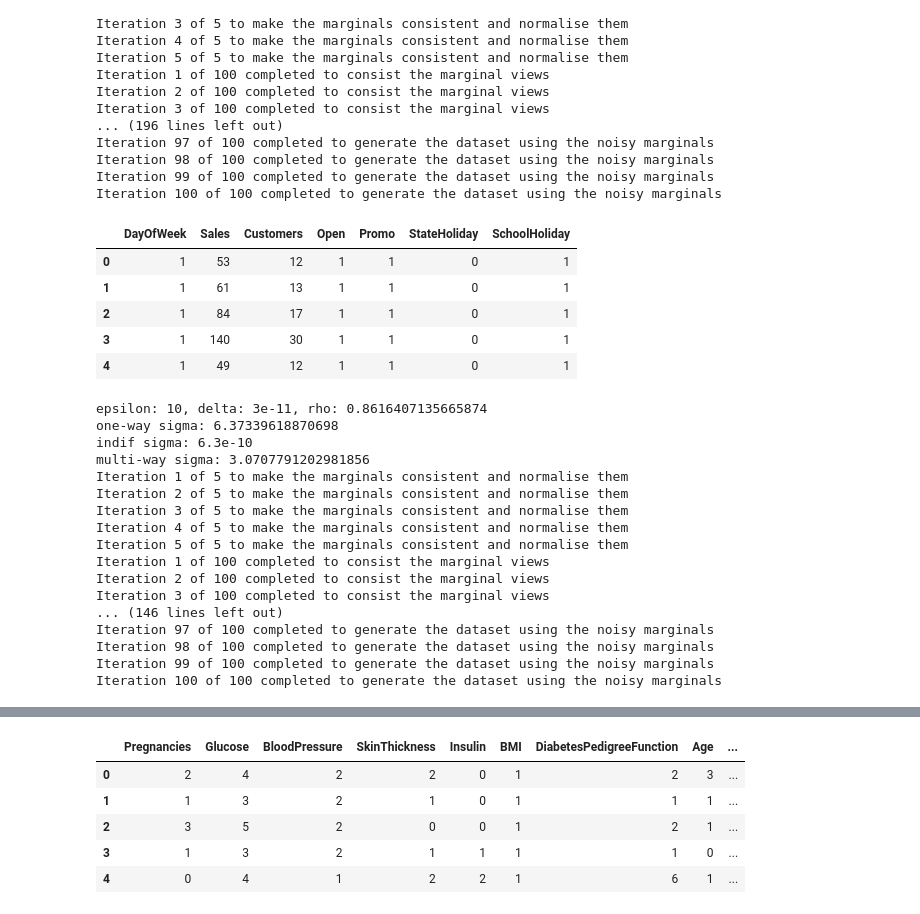
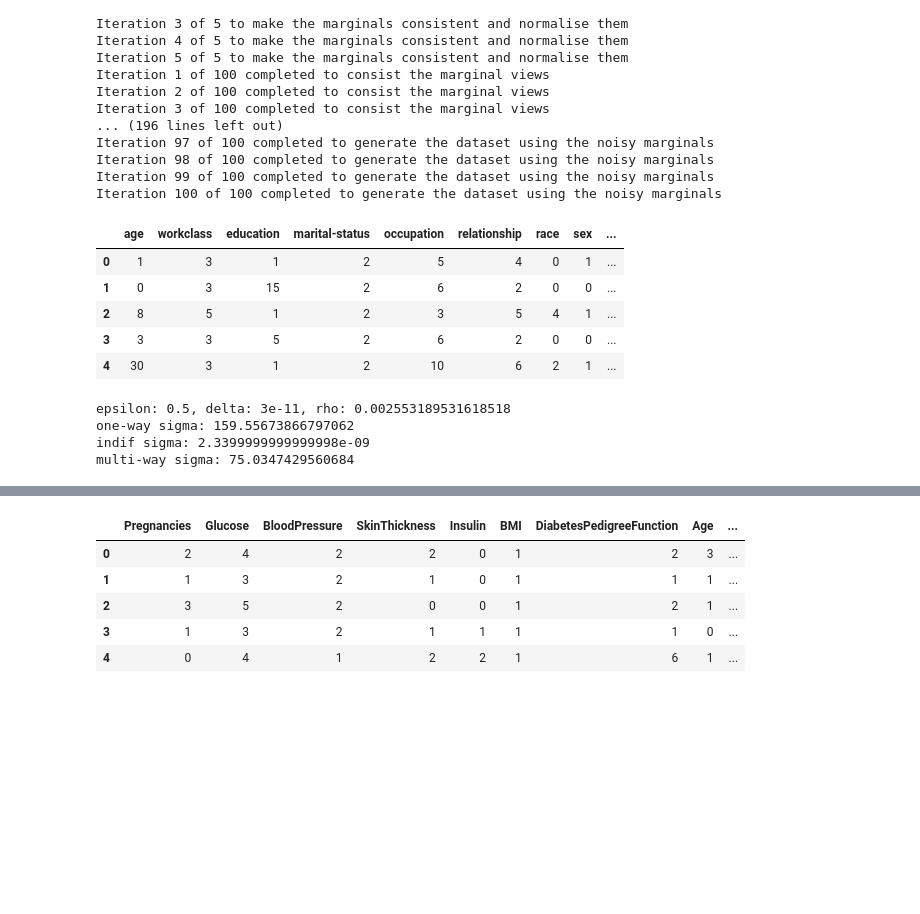
Before and after one commit to ArthurChen189/cs848-group-project, a Jupyter notebook: DP_STOA/PrivSyn/dp-stoa-notebook.ipynb, the cells around one changed output, grey strips where cells are left out. Cells and saved outputs as stored; diff of their text form; code cells hidden in the pictures; blank space fills up the shorter version.

Commit message:
data synthesize

```diff
--- a/DP_STOA/PrivSyn/dp-stoa-notebook.ipynb
+++ b/DP_STOA/PrivSyn/dp-stoa-notebook.ipynb
@@ -22,7 +22,7 @@ def normalize_numerical_data(self):
         self.scaler = scaler  # Save for later denormalization
 
 # Loading the data
-dl = DataLoader('../../datasets/UCIMLAdult/uciml_adult.csv', '../datasets/UCIMLAdult/data.yaml', '../datasets/UCIMLAdult/column_info.json', '../datasets/UCIMLAdult/loading_data.json')
+dl = DataLoader('../../datasets/adult/adult.csv', '../datasets/adult/data.yaml', '../datasets/adult/column_info.json', '../datasets/adult/loading_data.json')
 dl.data_loader()
 dl.all_indifs(dl.private_data)
 
@@ -73,65 +73,53 @@ Iteration 100 of 100 completed to generate the dataset using the noisy marginals
 # %%
 import pandas as pd
 
-datasetType = 'rossmann'
-privSynDataFolder = 'rossmann'
+datasetType = 'adult'
+privSynDataFolder = 'adult'
 # Load the adult training data
 train_df = pd.read_csv(f'../../datasets/preprocessed/{datasetType}/{datasetType}_train.csv')
-num_samples = max(len(train_df), 1000)
+num_samples = len(train_df)
 
 # Initialize PrivSyn components with adult train data but keep other config files
 dl = DataLoader(f'../../datasets/preprocessed/{datasetType}/{datasetType}_train.csv',
                 f'../datasets/{privSynDataFolder}/data.yaml',
                 f'../datasets/{privSynDataFolder}/column_info.json',
                 f'../datasets/{privSynDataFolder}/loading_data.json')
 dl.data_loader()
 dl.all_indifs(dl.private_data)
 
 # Anonymising the data
-epsilon = 10
+epsilons = [0.5, 1, 3, 5, 10]
 delta = 3e-11
-anon = Anonymisation(epsilon=epsilon, delta=delta)
-anon.anonymiser(dl)
+for epsilon in epsilons:
+    anon = Anonymisation(epsilon=epsilon, delta=delta)
+    anon.anonymiser(dl)
 
-# Consistenting the data
-cons = Consistenter(anon, dl.all_attrs)
-cons.make_consistent(iterations=5)
+    # Consistenting the data
+    cons = Consistenter(anon, dl.all_attrs)
+    cons.make_consistent(iterations=5)
 
-# Synthesising the data
-gum = GraduallyUpdateMethod(dl, cons)
-gum.initialiser(view_iterations=100)
-syn_data = gum.synthesize(iterations=100, num_records=num_samples)
+    # Synthesising the data
+    gum = GraduallyUpdateMethod(dl, cons)
+    gum.initialiser(view_iterations=100)
+    syn_data = gum.synthesize(iterations=100, num_records=num_samples)
 
-# Post-processing the data
-processor_private = RecordPostprocessor(dl.private_data, dl.configpath, dl.datainfopath, dl.decode_mapping)
-processor_public = RecordPostprocessor(syn_data, dl.configpath, dl.datainfopath, dl.decode_mapping)
-original_adult_data = processor_private.post_process()
-synthesised_dp_stoa_adult_data = processor_public.post_process()
+    # Post-processing the data
+    processor_private = RecordPostprocessor(dl.private_data, dl.configpath, dl.datainfopath, dl.decode_mapping)
+    processor_public = RecordPostprocessor(syn_data, dl.configpath, dl.datainfopath, dl.decode_mapping)
+    original_adult_data = processor_private.post_process()
+    synthesised_dp_stoa_adult_data = processor_public.post_process()
 
-# Save the synthesized data
-synthesised_dp_stoa_adult_data.to_csv(f'synthesized/{datasetType}_train_synthetic.csv', index=False)
-print(f"Generated {num_samples} synthetic samples and saved to synthesized/{datasetType}_train_synthetic.csv")
+    # Save the synthesized data
+    synthesised_dp_stoa_adult_data.to_csv(f'synthesized/dp-stoa/{datasetType}/train_e{epsilon}.csv', index=False)
+    print(f"Generated {num_samples} synthetic samples and saved to synthesized/{datasetType}_train_synthetic_e{epsilon}.csv")
 # %% [output]
-|  | DayOfWeek | Sales | Customers | Open | Promo | StateHoliday | SchoolHoliday |
-| 0 | 1 | 53 | 12 | 1 | 1 | 0 | 1 |
-| 1 | 1 | 61 | 13 | 1 | 1 | 0 | 1 |
-| 2 | 1 | 84 | 17 | 1 | 1 | 0 | 1 |
-| 3 | 1 | 140 | 30 | 1 | 1 | 0 | 1 |
-| 4 | 1 | 49 | 12 | 1 | 1 | 0 | 1 |
+|  | age | workclass | education | marital-status | occupation | relationship | race | sex | ... |
+| 0 | 1 | 3 | 1 | 2 | 5 | 4 | 0 | 1 | ... |
+| 1 | 0 | 3 | 15 | 2 | 6 | 2 | 0 | 0 | ... |
+| 2 | 8 | 5 | 1 | 2 | 3 | 5 | 4 | 1 | ... |
+| 3 | 3 | 3 | 5 | 2 | 6 | 2 | 0 | 0 | ... |
+| 4 | 30 | 3 | 1 | 2 | 10 | 6 | 2 | 1 | ... |
-epsilon: 10, delta: 3e-11, rho: 0.8616407135665874
-one-way sigma: 6.37339618870698
-indif sigma: 6.3e-10
-multi-way sigma: 3.0707791202981856
-Iteration 1 of 5 to make the marginals consistent and normalise them
-Iteration 2 of 5 to make the marginals consistent and normalise them
-Iteration 3 of 5 to make the marginals consistent and normalise them
-Iteration 4 of 5 to make the marginals consistent and normalise them
-Iteration 5 of 5 to make the marginals consistent and normalise them
-Iteration 1 of 100 completed to consist the marginal views
-Iteration 2 of 100 completed to consist the marginal views
-Iteration 3 of 100 completed to consist the marginal views
-... (146 lines left out)
-Iteration 97 of 100 completed to generate the dataset using the noisy marginals
-Iteration 98 of 100 completed to generate the dataset using the noisy marginals
-Iteration 99 of 100 completed to generate the dataset using the noisy marginals
-Iteration 100 of 100 completed to generate the dataset using the noisy marginals
+epsilon: 0.5, delta: 3e-11, rho: 0.002553189531618518
+one-way sigma: 159.55673866797062
+indif sigma: 2.3399999999999998e-09
+multi-way sigma: 75.0347429560684
```
Also changed, not shown: parts of 2 cells of this notebook, 23 other files.
